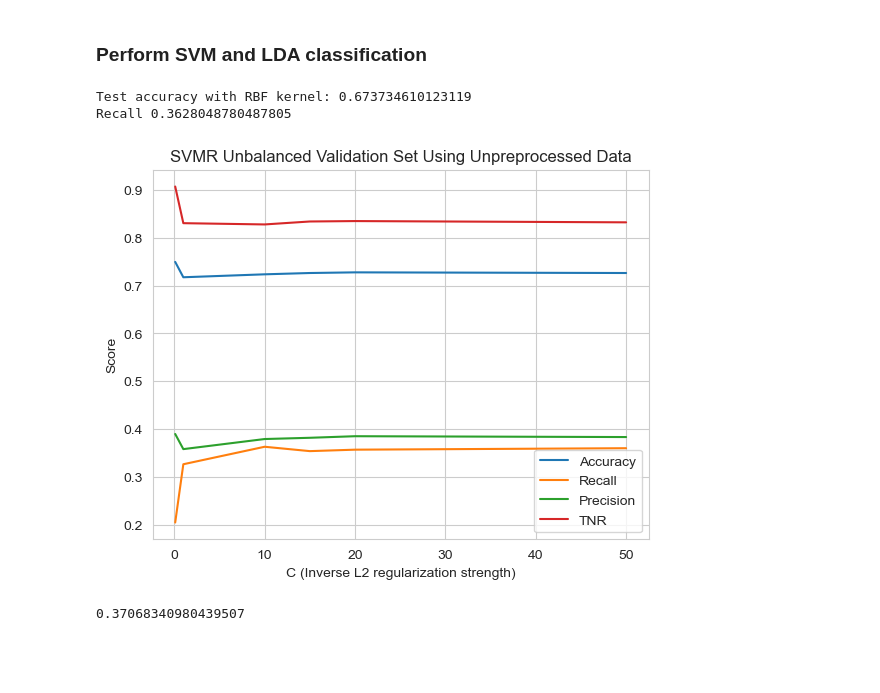
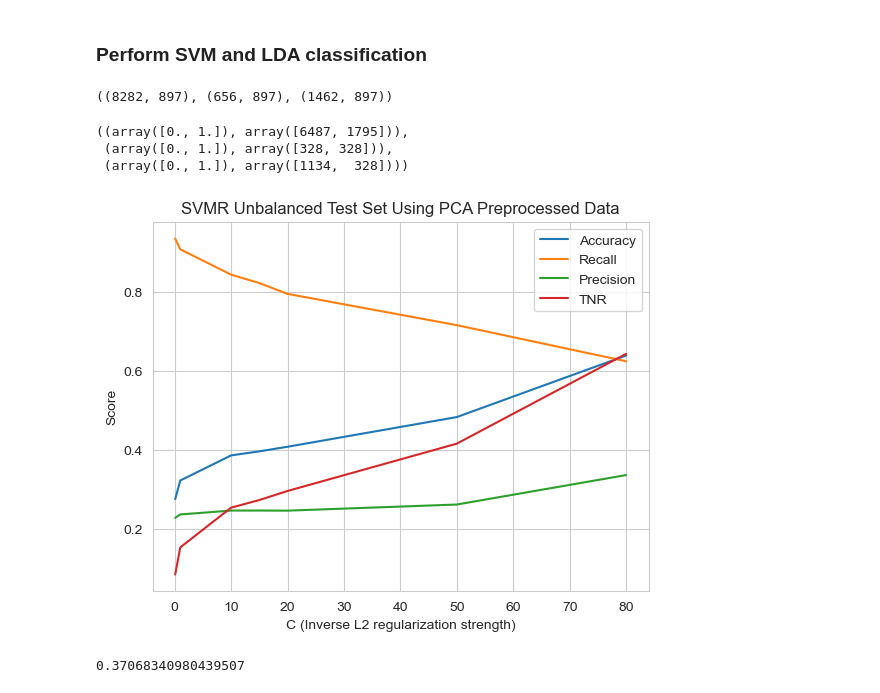
Before and after one commit to josephyu11600/DMNN_SGD, a Jupyter notebook: dmnn_project.ipynb, the cells around one changed output. Drawn from its saved outputs; the diff is of its cells as text; code cells hidden in the pictures; blank space fills up the shorter version.

```diff
--- a/dmnn_project.ipynb
+++ b/dmnn_project.ipynb
@@ -106,3 +112,7 @@ def zscore_2d(arr):
 X_train = preprocess(signals)
 X_val = preprocess(signals_val)
 X_val_unbalanced = preprocess(signals_val_unbalanced)
+# %%
+X_train = X_train.reshape(X_train.shape[0], -1)
+X_val = X_val.reshape(X_val.shape[0], -1)
+X_val_unbalanced = X_val_unbalanced.reshape(X_val_unbalanced.shape[0], -1)
@@ -128,8 +179,8 @@ X_val_unbalanced_std = zscore_2d(X_val_unbalanced)
 # %%
-pca = PCA(n_components=.99)
-X_train_pca = pca.fit_transform(X_train_std)
-X_val_pca = pca.transform(X_val_std)
-X_val_unbalanced_pca = pca.transform(X_val_unbalanced_std)
+pca = PCA(n_components=.95)
+X_train_pca = pca.fit_transform(X_train)
+X_val_pca = pca.transform(X_val)
+X_val_unbalanced_pca = pca.transform(X_val_unbalanced)
 # %%
 pca = PCA(n_components=.99)
 X_train_no_pre_pca = pca.fit_transform(X_train_no_preprocess)
@@ -141,61 +192,55 @@ y_val = labels_val
 y_val_unbalanced = labels_val_unbalanced
 # %% [markdown]
 ### Perform SVM and LDA classification
+# %%
+X_train.shape, X_val.shape, X_val_unbalanced.shape
+# %% [output]
+((8282, 897), (656, 897), (1462, 897))
+# %%
+np.unique(labels, return_counts=True), np.unique(y_val, return_counts=True), np.unique(y_val_unbalanced, return_counts=True)
+# %% [output]
+((array([0., 1.]), array([6487, 1795])),
+ (array([0., 1.]), array([328, 328])),
+ (array([0., 1.]), array([1134,  328])))
 # %%
-from sklearn import svm
+C_vals = [0.1, 1, 10, 15, 20, 50, 80]
+accuracies = []
+recalls = []
+precisions = []
+TNRs = []
 
-# Train an SVM with the RBF kernel
-clf = svm.SVC(kernel='rbf', class_weight='balanced', C=35)  # Adjust gamma as needed
-clf.fit(X_train_pca, y_train)
+for C in C_vals:
+    clf = svm.SVC(kernel='rbf', class_weight='balanced', C=C)
+    clf.fit(X_train_pca, y_train)
 
-# Make predictions and evaluate
-y_pred = clf.predict(X_val_unbalanced_pca)
-accuracy = accuracy_score(y_val_unbalanced, y_pred)
-
-print("Test accuracy with RBF kernel:", accuracy)
-print("Recall", np.sum(y_pred[y_val_unbalanced == 1] == 1) / np.sum(y_val_unbalanced == 1))
+    # Make predictions and evaluate
+    y_pred = clf.predict(X_val_unbalanced_pca)
+    accuracy = accuracy_score(y_val_unbalanced, y_pred)
+    accuracies.append(accuracy)
+    recall = np.sum(y_pred[y_val_unbalanced == 1] == 1) / np.sum(y_val_unbalanced == 1)
+    recalls.append(recall)
+    precision = np.sum(y_pred[y_val_unbalanced == 1] == 1) / np.sum(y_pred == 1)
+    precisions.append(precision)
+    TNR = np.sum(y_pred[y_val_unbalanced == 0] == 0) / np.sum(y_val_unbalanced == 0)
+    TNRs.append(TNR)
-# %% [output]
-Test accuracy with RBF kernel: 0.673734610123119
-Recall 0.3628048780487805
-# %%
-C_vals = [0.1, 1, 10, 15, 20, 50]
-accuracies = []
-recalls = []
-precisions = []
-TNRs = []
-
-for C in C_vals:
-    clf = svm.SVC(kernel='rbf', class_weight='balanced', C=C)
-    clf.fit(X_train_no_preprocess, y_train)
-
-    # Make predictions and evaluate
-    y_pred = clf.predict(X_val_unbalanced_no_preprocess)
-    accuracy = accuracy_score(y_val_unbalanced, y_pred)
-    accuracies.append(accuracy)
-    recall = np.sum(y_pred[y_val_unbalanced == 1] == 1) / np.sum(y_val_unbalanced == 1)
-    recalls.append(recall)
-    precision = np.sum(y_pred[y_val_unbalanced == 1] == 1) / np.sum(y_pred == 1)
-    precisions.append(precision)
-    TNR = np.sum(y_pred[y_val_unbalanced == 0] == 0) / np.sum(y_val_unbalanced == 0)
-    TNRs.append(TNR)
 # %%
 import seaborn as sns
 
 sns.set_style('whitegrid')
 
 plt.plot(C_vals, accuracies, label='Accuracy')
 plt.plot(C_vals, recalls, label='Recall')
 plt.plot(C_vals, precisions, label='Precision')
 plt.plot(C_vals, TNRs, label='TNR')
 plt.legend()
 plt.xlabel('C (Inverse L2 regularization strength)')
 plt.ylabel('Score')
-plt.title('SVMR Unbalanced Validation Set Using Unpreprocessed Data')
-# plt.savefig('images/svmr_unbalanced_unpreprocessed_data.png')
+plt.title('SVMR Unbalanced Test Set Using PCA Preprocessed Data')
+# plt.savefig('images/svmr_unbalanced_pca_preprocessed_data.png')
 
 plt.show()
 # %% [output]
-[figure, old version]
+[figure, new version]
 # %%
 y_pred_train = clf.predict(X_train_pca)
 # %%
```
Also changed, not shown: parts of 81 cells of this notebook, 3 other files.
